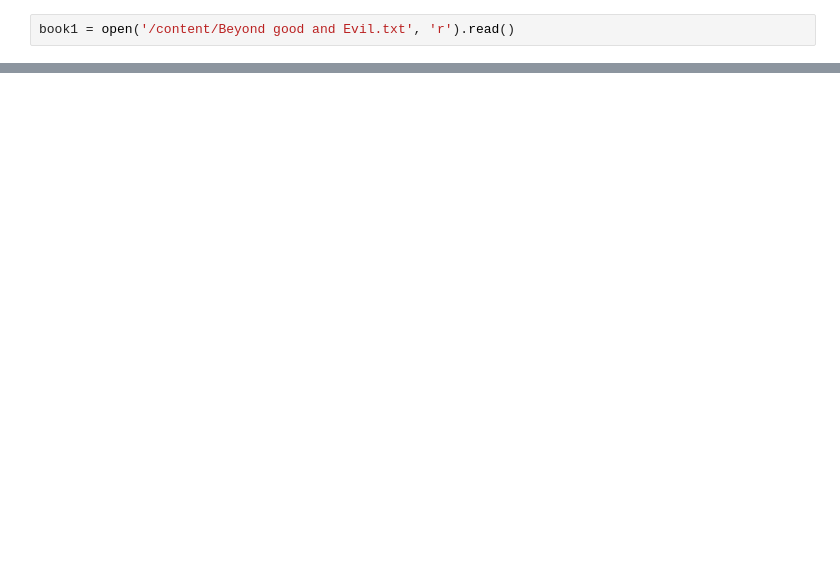
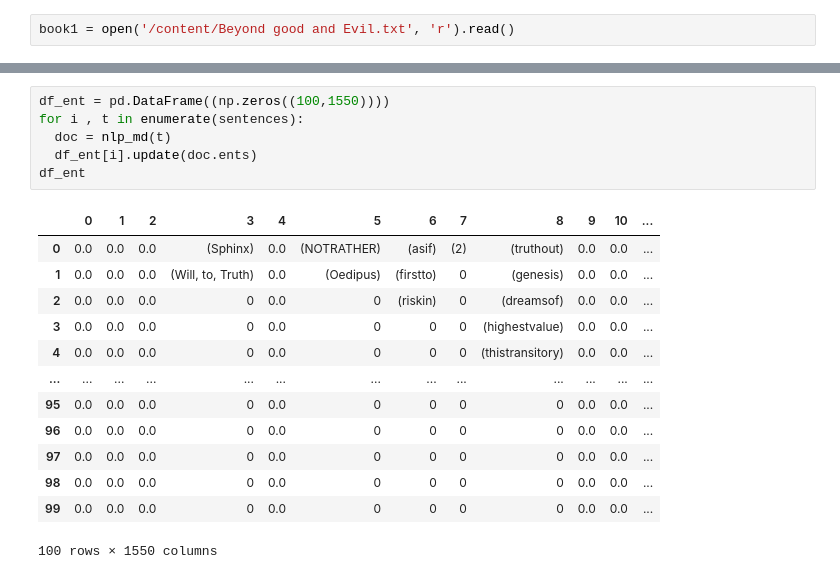
Before and after one commit to KhaldounN/Files-, a Jupyter notebook: Final_project/DSF_FINAL_PROJECT.ipynb, the cells around one changed output, grey strips where cells are left out. Drawn from its saved outputs; the diff is of its cells as text; blank space fills up the shorter version.

```diff
--- a/Final_project/DSF_FINAL_PROJECT.ipynb
+++ b/Final_project/DSF_FINAL_PROJECT.ipynb
@@ -106,0 +137,20 @@ Name: ent, Length: 199, dtype: int64
+# %%
+df_ent = pd.DataFrame((np.zeros((100,1550))))
+for i , t in enumerate(sentences):
+  doc = nlp_md(t)
+  df_ent[i].update(doc.ents)
+df_ent
+# %% [output]
+|  | 0 | 1 | 2 | 3 | 4 | 5 | 6 | 7 | 8 | 9 | 10 | ... |
+| 0 | 0.0 | 0.0 | 0.0 | (Sphinx) | 0.0 | (NOTRATHER) | (asif) | (2) | (truthout) | 0.0 | 0.0 | ... |
+| 1 | 0.0 | 0.0 | 0.0 | (Will, to, Truth) | 0.0 | (Oedipus) | (firstto) | 0 | (genesis) | 0.0 | 0.0 | ... |
+| 2 | 0.0 | 0.0 | 0.0 | 0 | 0.0 | 0 | (riskin) | 0 | (dreamsof) | 0.0 | 0.0 | ... |
+| 3 | 0.0 | 0.0 | 0.0 | 0 | 0.0 | 0 | 0 | 0 | (highestvalue) | 0.0 | 0.0 | ... |
+| 4 | 0.0 | 0.0 | 0.0 | 0 | 0.0 | 0 | 0 | 0 | (thistransitory) | 0.0 | 0.0 | ... |
+| ... | ... | ... | ... | ... | ... | ... | ... | ... | ... | ... | ... | ... |
+| 95 | 0.0 | 0.0 | 0.0 | 0 | 0.0 | 0 | 0 | 0 | 0 | 0.0 | 0.0 | ... |
+| 96 | 0.0 | 0.0 | 0.0 | 0 | 0.0 | 0 | 0 | 0 | 0 | 0.0 | 0.0 | ... |
+| 97 | 0.0 | 0.0 | 0.0 | 0 | 0.0 | 0 | 0 | 0 | 0 | 0.0 | 0.0 | ... |
+| 98 | 0.0 | 0.0 | 0.0 | 0 | 0.0 | 0 | 0 | 0 | 0 | 0.0 | 0.0 | ... |
+| 99 | 0.0 | 0.0 | 0.0 | 0 | 0.0 | 0 | 0 | 0 | 0 | 0.0 | 0.0 | ... |
+100 rows × 1550 columns
```
Also changed, not shown: parts of 22 cells of this notebook.
